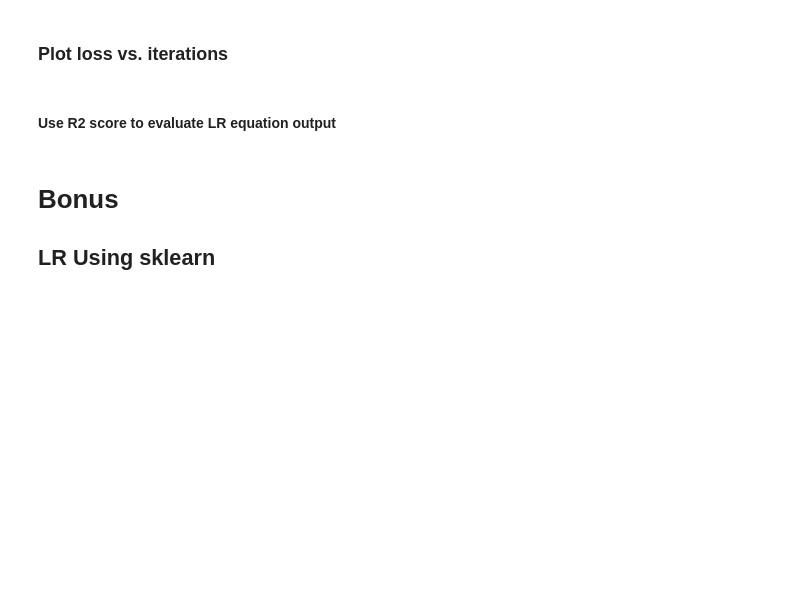
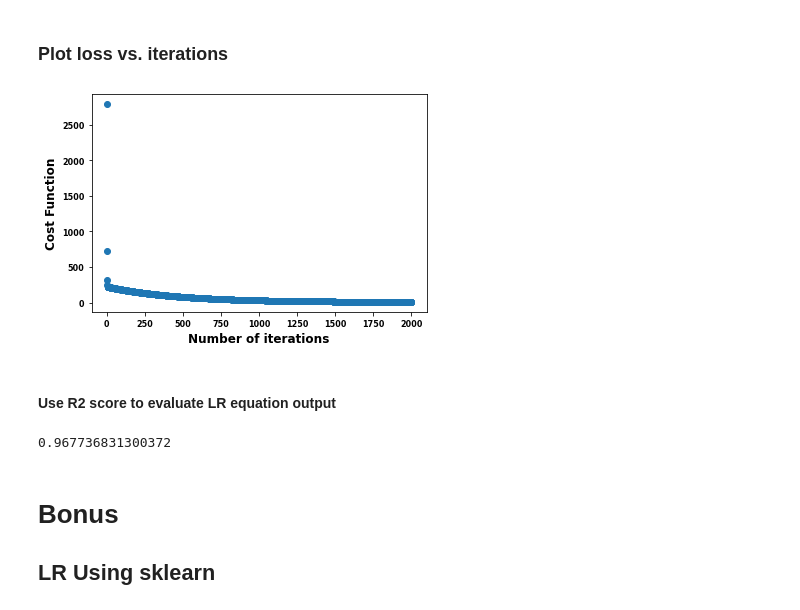
Before and after one commit to hudaahmedmuhammed/GD_Implementation_for_LR, a Jupyter notebook: GD_Implementation_for_LR_.ipynb, the cells around one changed output. Cells and saved outputs as stored; diff of their text form; code cells hidden in the pictures; blank space fills up the shorter version.

```diff
--- a/GD_Implementation_for_LR_.ipynb
+++ b/GD_Implementation_for_LR_.ipynb
@@ -282,7 +282,7 @@ array([[0.10420302, 0.11419509, 0.1070579 ],
 # %%
 multi_theta_0 = 0
 theta = np.zeros(multi_X_norm.shape[1])
-multi_L = 0.1
+multi_L = 0.5
 # %%
 theta
 # %% [output]
@@ -340,4 +351,13 @@ for i in range(epochs):
 # %% [markdown]
 ### Plot loss vs. iterations
+# %%
+plt.scatter(range(epochs), multi_cost);
+plt.xlabel('Number of iterations', fontsize=12, fontweight='bold')
+plt.ylabel('Cost Function', fontsize=12, fontweight='bold')
+plt.xticks(fontsize=8, fontweight='bold');
+plt.yticks(fontsize=8, fontweight='bold');
+plt.show()
+# %% [output]
+[figure, added]
 # %% [markdown]
 #### Use R2 score to evaluate LR equation output
@@ -344,3 +368,7 @@ for i in range(epochs):
+# %%
+R_2
+# %% [output]
+0.967736831300372
 # %% [markdown]
 # Bonus
 ## LR Using sklearn
```
Also changed, not shown: parts of 4 cells of this notebook.
